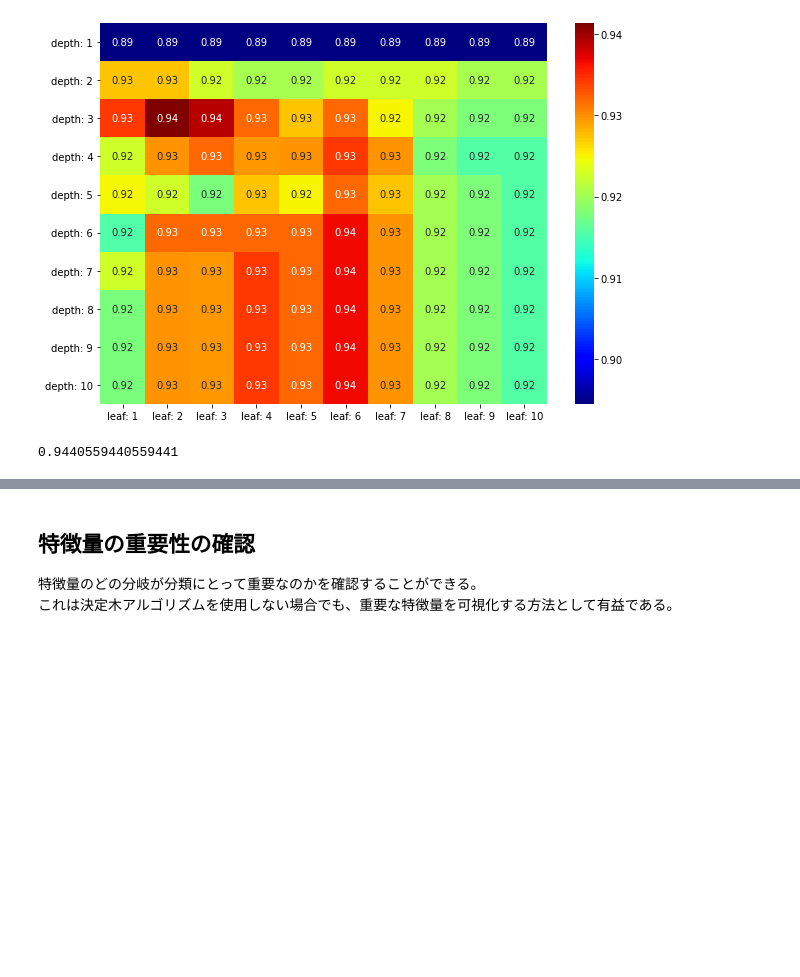
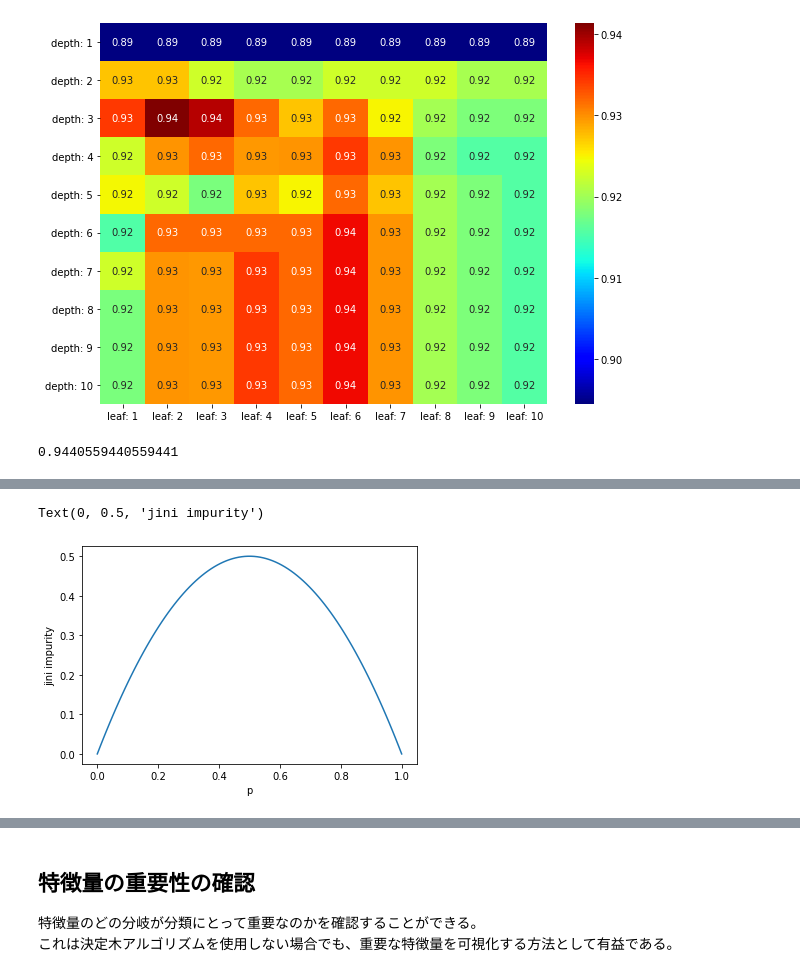
Before and after one commit to naonaorange/sklearn_tutorials, a Jupyter notebook: decision_tree_classifier.ipynb, the cells around one changed output, grey strips where cells are left out. Drawn from its saved outputs; the diff is of its cells as text; code cells hidden in the pictures; blank space fills up the shorter version.

Commit message:
add the description about jini impurity

```diff
--- a/decision_tree_classifier.ipynb
+++ b/decision_tree_classifier.ipynb
@@ -159,0 +179,9 @@ print((y_test == pred_y_test).mean())
+# %%
+x = np.linspace(0,1,100)
+ig = 1 - (x**2 + (1-x)**2)
+plt.plot(x, ig)
+plt.xlabel('p')
+plt.ylabel('jini impurity')
+# %% [output]
+Text(0, 0.5, 'jini impurity')
+[figure, added]
```
Also changed, not shown: parts of 8 cells of this notebook, 1 other file.
